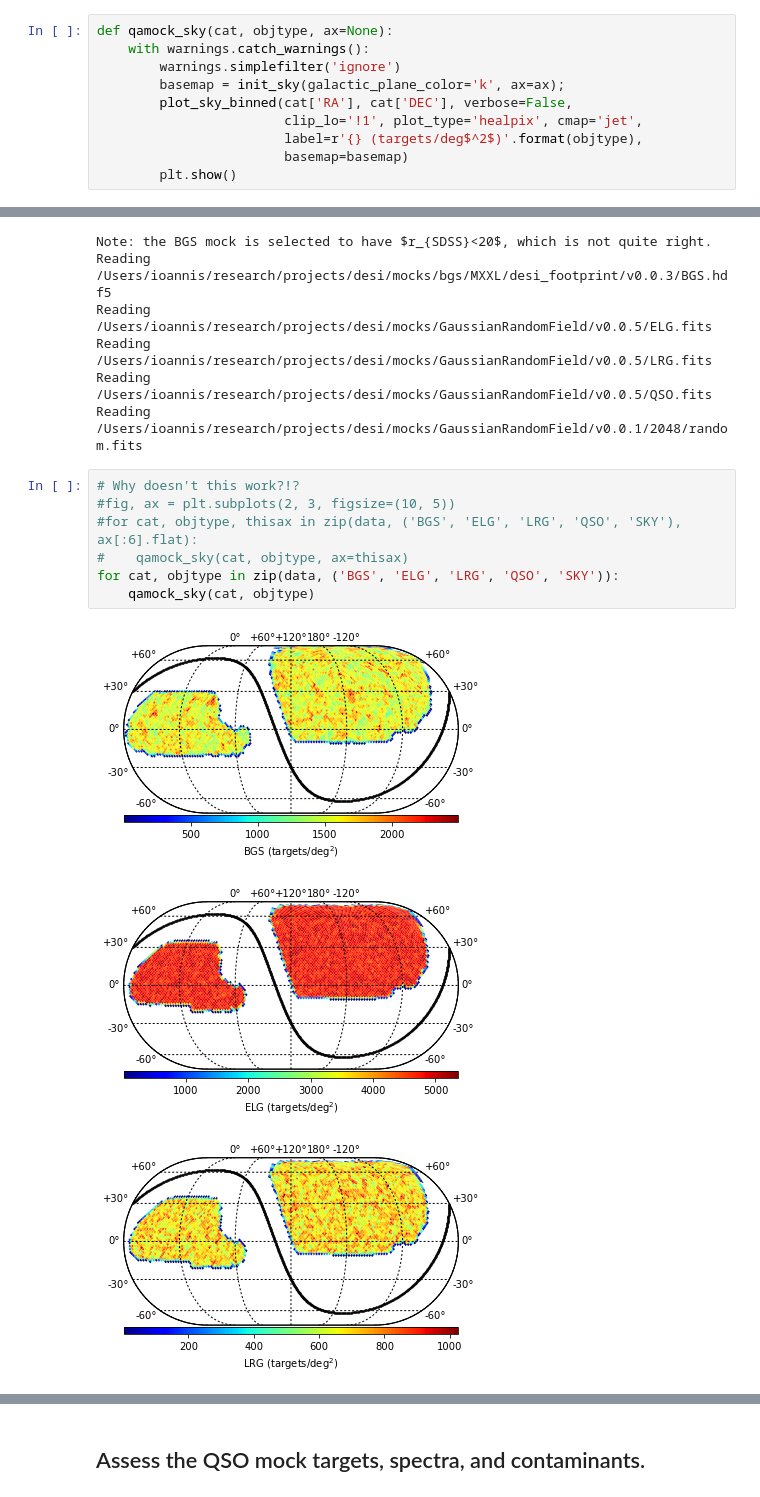
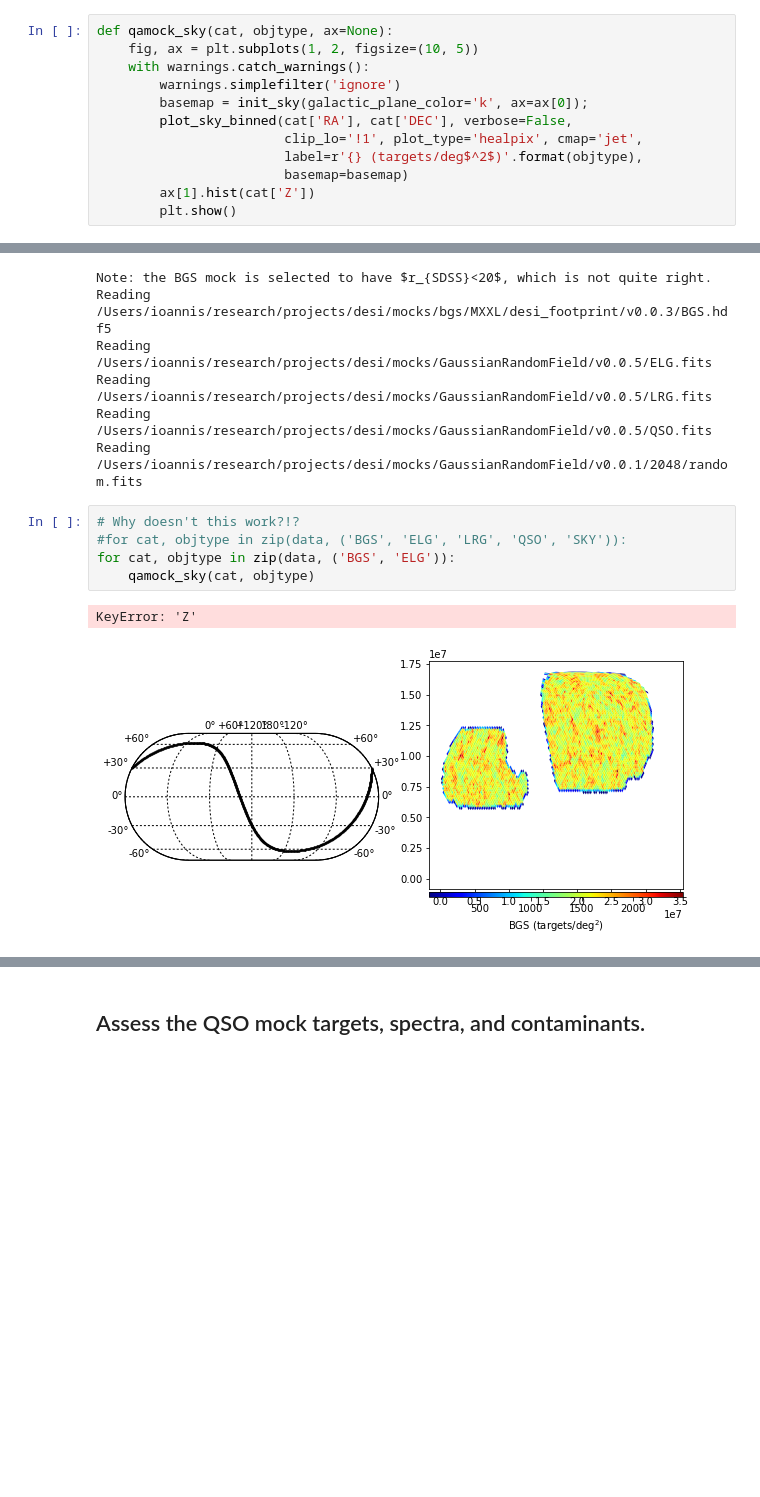
Before and after one commit to desihub/desitarget, a Jupyter notebook: doc/nb/mock-qa.ipynb, the cells around one changed output, grey strips where cells are left out. Saved outputs shown, nothing was run; the diff lists cells and outputs as text; blank space fills up the shorter version.

```diff
--- a/doc/nb/mock-qa.ipynb
+++ b/doc/nb/mock-qa.ipynb
@@ -45,13 +47,15 @@ def read_MXXL(hdf5file):
     return dat
 # %%
 def qamock_sky(cat, objtype, ax=None):
+    fig, ax = plt.subplots(1, 2, figsize=(10, 5))
     with warnings.catch_warnings():
         warnings.simplefilter('ignore')
-        basemap = init_sky(galactic_plane_color='k', ax=ax);
+        basemap = init_sky(galactic_plane_color='k', ax=ax[0]);
         plot_sky_binned(cat['RA'], cat['DEC'], verbose=False,
                         clip_lo='!1', plot_type='healpix', cmap='jet',
                         label=r'{} (targets/deg$^2$)'.format(objtype),
                         basemap=basemap)
+        ax[1].hist(cat['Z'])
         plt.show()
 # %%
 data = list()
@@ -74,12 +78,9 @@ Reading /Users/ioannis/research/projects/desi/mocks/GaussianRandomField/v0.0.5/Q
 Reading /Users/ioannis/research/projects/desi/mocks/GaussianRandomField/v0.0.1/2048/random.fits
 # %%
 # Why doesn't this work?!?
-#fig, ax = plt.subplots(2, 3, figsize=(10, 5))
-#for cat, objtype, thisax in zip(data, ('BGS', 'ELG', 'LRG', 'QSO', 'SKY'), ax[:6].flat):
-#    qamock_sky(cat, objtype, ax=thisax)
-for cat, objtype in zip(data, ('BGS', 'ELG', 'LRG', 'QSO', 'SKY')):
+#for cat, objtype in zip(data, ('BGS', 'ELG', 'LRG', 'QSO', 'SKY')):
+for cat, objtype in zip(data, ('BGS', 'ELG')):
     qamock_sky(cat, objtype)
 # %% [output]
+KeyError: 'Z'
-[figure, old version]
+[figure, new version]
-[figure, removed]
-[figure, removed]
```
Also changed, not shown: parts of 7 cells of this notebook.
